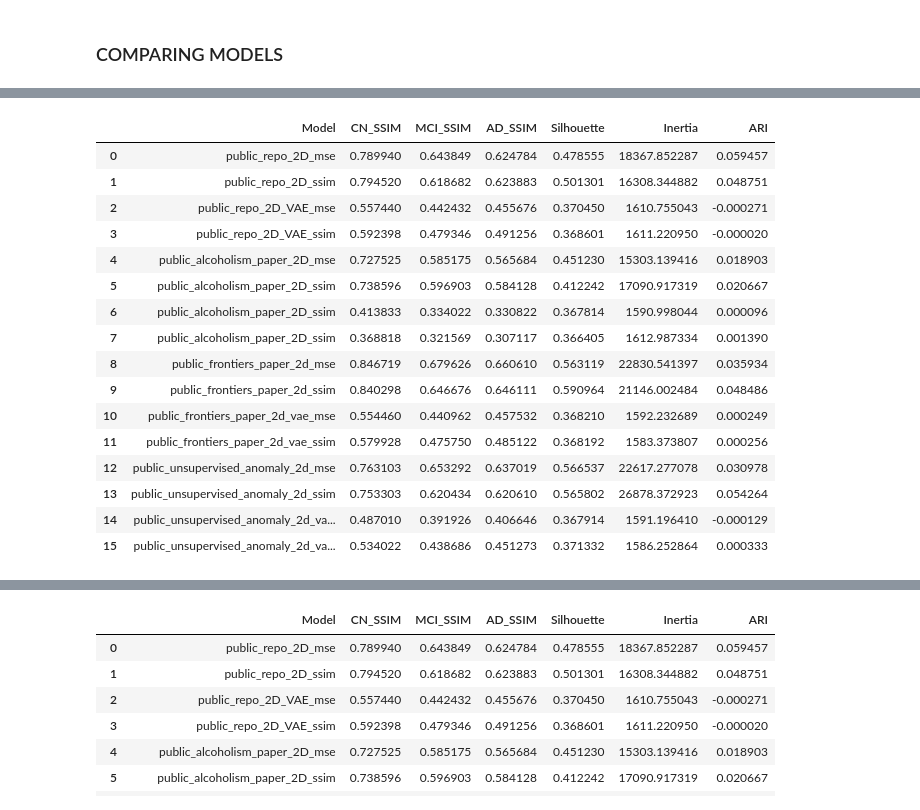
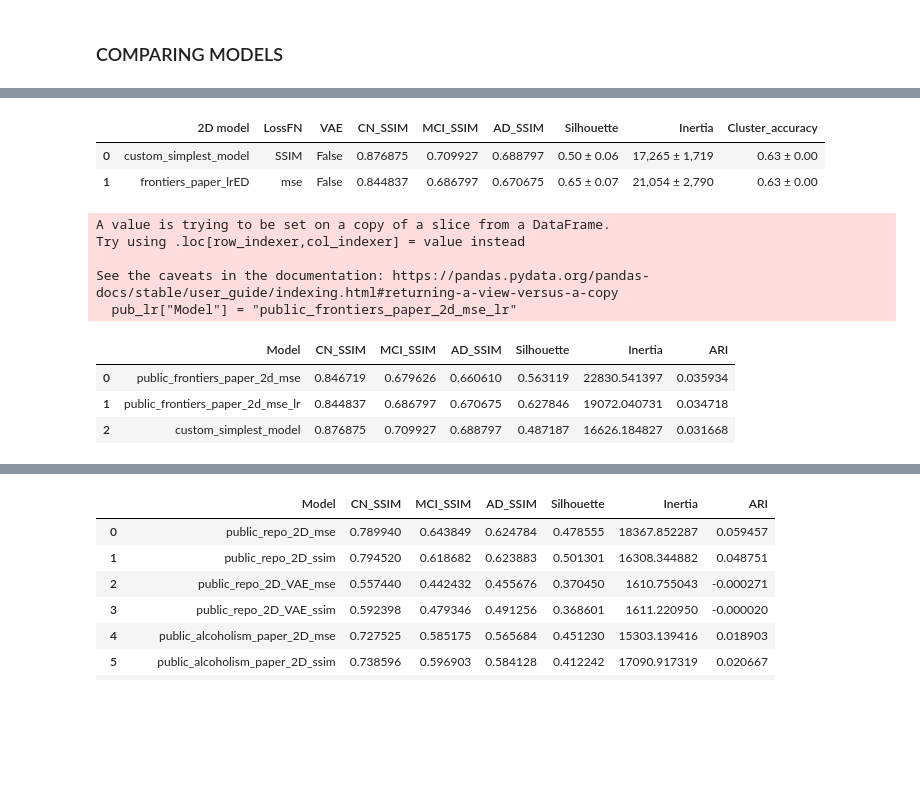
Before and after one commit to Vaakir/unsupervised-deep-learning-bachelor-thesis, a Jupyter notebook: ae_adj_comparisons.ipynb, the cells around one changed output, grey strips where cells are left out. Cells and saved outputs as stored; diff of their text form; code cells hidden in the pictures; blank space fills up the shorter version.

```diff
--- a/ae_adj_comparisons.ipynb
+++ b/ae_adj_comparisons.ipynb
@@ -436,24 +366,57 @@ None
 # %%
-c = pd.read_feather("model_results.feather")
-c
+#res.to_feather("model_results_std.feather")
+#c = pd.read_feather("model_results.feather")
+#c2 = pd.read_feather("model_results2.feather")
+#print(display(c2))
+#print(display(c))
+#res.Model[6] = "public_alcoholism_paper_2D_VAE_mse"
+#res.Model[7] = "public_alcoholism_paper_2D_VAE_ssim"
+#res.to_feather("model_results_std.feather")
+k = pd.read_feather("model_results_std2.feather")
+#k["Training_loss_function"] = "mse" if "MSE" in k[Model] else "SSIM"
+#k["VAE"] = "True" if "vae" in k[Model] else "False"
+
+k["LossFN"] = k["Model"].str.contains("MSE", case=False).map({True: "mse", False: "SSIM"})
+k["VAE"] = k["Model"].str.contains("vae", case=False).map({True: "True", False: "False"})
+#k["Model"] = k["Model"].replace("_mse","").replace("_vae","")
+k["Model"] = k["Model"].replace(r"_mse|_vae|_VAE|_ssim", "", regex=True)
+
+k["Model"] = k["Model"].replace(r"public_repo_2D", "public_repo", regex=True)
+k["Model"] = k["Model"].replace(r"public_alcoholism_paper_2D", "alcoholism_paper", regex=True)
+k["Model"] = k["Model"].replace(r"public_frontiers_paper_2d", "frontiers_paper", regex=True)
+k["Model"] = k["Model"].replace(r"public_unsupervised_anomaly_2d", "anomaly_paper", regex=True)
+k.rename(columns={"Model": "2D model"}, inplace=True)
+
+
+k = k[["2D model","LossFN","VAE","CN_SSIM","MCI_SSIM","AD_SSIM","Silhouette","Inertia","Cluster_accuracy"]]
+k
+#print(k.to_latex(index=False, ))
 # %% [output]
-|  | Model | CN_SSIM | MCI_SSIM | AD_SSIM | Silhouette | Inertia | ARI |
-| 0 | public_repo_2D_mse | 0.789940 | 0.643849 | 0.624784 | 0.478555 | 18367.852287 | 0.059457 |
-| 1 | public_repo_2D_ssim | 0.794520 | 0.618682 | 0.623883 | 0.501301 | 16308.344882 | 0.048751 |
-| 2 | public_repo_2D_VAE_mse | 0.557440 | 0.442432 | 0.455676 | 0.370450 | 1610.755043 | -0.000271 |
-| 3 | public_repo_2D_VAE_ssim | 0.592398 | 0.479346 | 0.491256 | 0.368601 | 1611.220950 | -0.000020 |
-| 4 | public_alcoholism_paper_2D_mse | 0.727525 | 0.585175 | 0.565684 | 0.451230 | 15303.139416 | 0.018903 |
-| 5 | public_alcoholism_paper_2D_ssim | 0.738596 | 0.596903 | 0.584128 | 0.412242 | 17090.917319 | 0.020667 |
-| 6 | public_alcoholism_paper_2D_ssim | 0.413833 | 0.334022 | 0.330822 | 0.367814 | 1590.998044 | 0.000096 |
-| 7 | public_alcoholism_paper_2D_ssim | 0.368818 | 0.321569 | 0.307117 | 0.366405 | 1612.987334 | 0.001390 |
-| 8 | public_frontiers_paper_2d_mse | 0.846719 | 0.679626 | 0.660610 | 0.563119 | 22830.541397 | 0.035934 |
-| 9 | public_frontiers_paper_2d_ssim | 0.840298 | 0.646676 | 0.646111 | 0.590964 | 21146.002484 | 0.048486 |
-| 10 | public_frontiers_paper_2d_vae_mse | 0.554460 | 0.440962 | 0.457532 | 0.368210 | 1592.232689 | 0.000249 |
-| 11 | public_frontiers_paper_2d_vae_ssim | 0.579928 | 0.475750 | 0.485122 | 0.368192 | 1583.373807 | 0.000256 |
-| 12 | public_unsupervised_anomaly_2d_mse | 0.763103 | 0.653292 | 0.637019 | 0.566537 | 22617.277078 | 0.030978 |
-| 13 | public_unsupervised_anomaly_2d_ssim | 0.753303 | 0.620434 | 0.620610 | 0.565802 | 26878.372923 | 0.054264 |
-| 14 | public_unsupervised_anomaly_2d_va... | 0.487010 | 0.391926 | 0.406646 | 0.367914 | 1591.196410 | -0.000129 |
-| 15 | public_unsupervised_anomaly_2d_va... | 0.534022 | 0.438686 | 0.451273 | 0.371332 | 1586.252864 | 0.000333 |
+|  | 2D model | LossFN | VAE | CN_SSIM | MCI_SSIM | AD_SSIM | Silhouette | Inertia | Cluster_accuracy |
+| 0 | custom_simplest_model | SSIM | False | 0.876875 | 0.709927 | 0.688797 | 0.50 ± 0.06 | 17,265 ± 1,719 | 0.63 ± 0.00 |
+| 1 | frontiers_paper_lrED | mse | False | 0.844837 | 0.686797 | 0.670675 | 0.65 ± 0.07 | 21,054 ± 2,790 | 0.63 ± 0.00 |
+# %%
+# Assuming the DataFrames are named df1 and df2
+
+sim = c2.iloc[[0]]
+pub_lr = c2.iloc[[2]]
+pub_lr["Model"] = "public_frontiers_paper_2d_mse_lr"
+pub_mse = c.iloc[[8]]
+
+# Combine the subsets (if needed, otherwise you can keep them separate)
+result = pd.concat([pub_mse, pub_lr, sim])
+result_reset = result.reset_index(drop=True)
+result_reset
+# %% [output]
+A value is trying to be set on a copy of a slice from a DataFrame.
+Try using .loc[row_indexer,col_indexer] = value instead
+
+See the caveats in the documentation: https://pandas.pydata.org/pandas-docs/stable/user_guide/indexing.html#returning-a-view-versus-a-copy
+  pub_lr["Model"] = "public_frontiers_paper_2d_mse_lr"
+|  | Model | CN_SSIM | MCI_SSIM | AD_SSIM | Silhouette | Inertia | ARI |
+| 0 | public_frontiers_paper_2d_mse | 0.846719 | 0.679626 | 0.660610 | 0.563119 | 22830.541397 | 0.035934 |
+| 1 | public_frontiers_paper_2d_mse_lr | 0.844837 | 0.686797 | 0.670675 | 0.627846 | 19072.040731 | 0.034718 |
+| 2 | custom_simplest_model | 0.876875 | 0.709927 | 0.688797 | 0.487187 | 16626.184827 | 0.031668 |
 # %%
 combined_df = pd.concat(results, ignore_index=True)
 #combined_df[(combined_df["Model"] == "public_alcoholism_paper_2D_ssim")].iloc[1].Model = 'public_alcoholism_paper_2D_vae_ssim'
```
Also changed, not shown: parts of 17 cells of this notebook, 28 other files.
